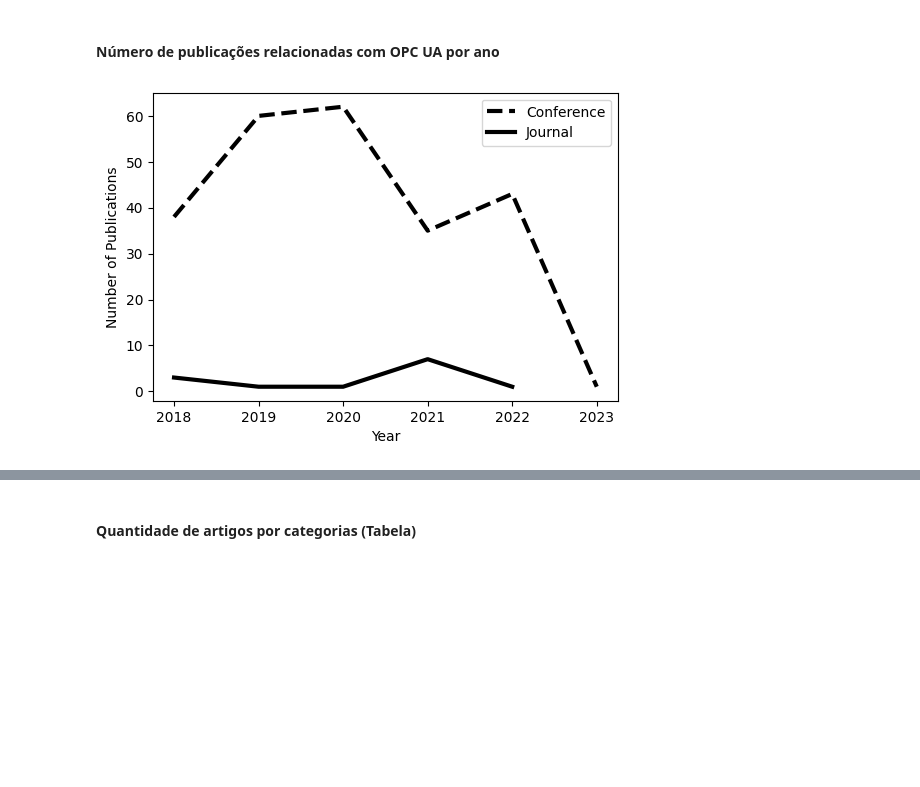
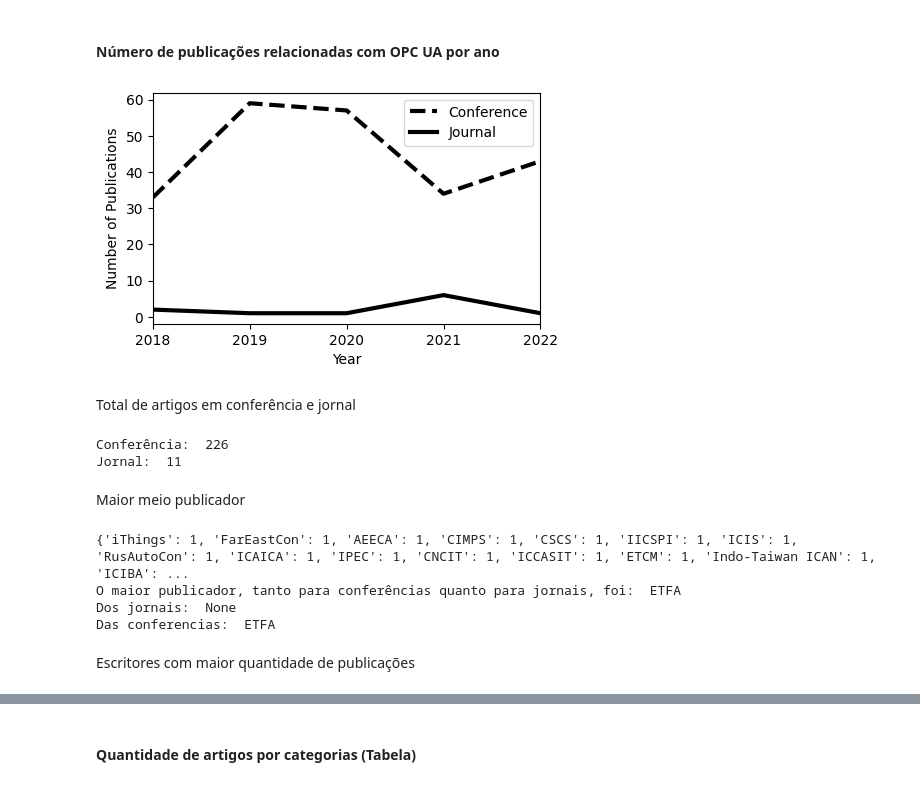
Before and after one commit to JonathanTSilva/FP-MastersDegree, a Jupyter notebook: artigoInduscon.ipynb, the cells around one changed output, grey strips where cells are left out. Cells and saved outputs as stored; diff of their text form; code cells hidden in the pictures; blank space fills up the shorter version.

```diff
--- a/artigoInduscon.ipynb
+++ b/artigoInduscon.ipynb
@@ -45,7 +45,7 @@ Base de dados obtida na segunda pesquisa, com os seguintes filtros:
 - Language: English
 - Date range: Last 5 years
 # %%
-df = pd.read_csv('Build/opcua5years_keywords.csv')
+df = pd.read_csv('Build/opcua5years_keywords2.csv')
 new_query = df.drop(labels=drop_labels+['Authors','Publication Title','Publication Year','Abstract','Author Keywords','IEEE Terms','Document Identifier'], axis=1)
 new_query_titles = new_query['Document Title'].tolist()
 # %% [markdown]
@@ -118,15 +118,76 @@ Realizar as consultas na base para construir tabelas e gráficos da seção **Qu
 # %% [markdown]
 #### Número de publicações relacionadas com OPC UA por ano
 # %%
-grouped = filtered_classified.groupby(['Publication Year', 'Document Identifier']).size().reset_index(name='Count')
-pivot = grouped.pivot(index='Publication Year', columns='Document Identifier', values='Count')
-plt.figure(figsize=(6, 4))
+grouped1 = filtered_classified.groupby(['Publication Year', 'Document Identifier']).size().reset_index(name='Count')
+pivot1 = grouped1.pivot(index='Publication Year', columns='Document Identifier', values='Count')
+plt.figure(figsize=(5, 3))
 # lines = pivot.plot(kind='line',linewidth=3)
-plt.plot(pivot.index, pivot['IEEE Conferences'], linestyle='--', color='black', linewidth=3, label='Conference')
-plt.plot(pivot.index, pivot['IEEE Journals'], linestyle='-', color='black', linewidth=3, label='Journal')
+plt.plot(pivot1.index, pivot1['IEEE Conferences'], linestyle='--', color='black', linewidth=3, label='Conference')
+plt.plot(pivot1.index, pivot1['IEEE Journals'], linestyle='-', color='black', linewidth=3, label='Journal')
 plt.xlabel('Year')
 plt.ylabel('Number of Publications')
+plt.xlim(2018, 2022)
+plt.xticks(range(2018, 2023, 1))
 plt.legend(title='', loc='upper right')
 plt.show()
 # %% [output]
-[figure, old version]
+[figure, new version]
+# %% [markdown]
+Total de artigos em conferência e jornal
+# %%
+print('Conferência: ',pivot1['IEEE Conferences'].sum())
+print('Jornal: ',pivot1['IEEE Journals'].sum())
+# %% [output]
+Conferência:  226
+Jornal:  11
+# %% [markdown]
+Maior meio publicador
+# %%
+import re
+from collections import Counter
+
+pub_title_full = list(filtered_classified['Publication Title'])
+journals = filtered_classified[filtered_classified['Document Identifier'] == 'IEEE Journals']
+conferences = filtered_classified[filtered_classified['Document Identifier'] == 'IEEE Conferences']
+pub_title_journal = list(journals['Publication Title'])
+pub_title_conferences = list(conferences['Publication Title'])
+
+# Regular expression pattern to extract text between parentheses
+pattern = r'\((.*?)\)'
+
+# Empty list to store the extracted text
+pub_title_compact = []
+for s in pub_title_full:
+    result = re.findall(pattern, s)
+    pub_title_compact.append(result[0] if result else None)
+
+dict1 = Counter(pub_title_compact)
+dict1 = dict(sorted(dict1.items(), key=lambda item: item[1]))
+
+pub_title_journal_compact = []
+for s in pub_title_journal:
+    result = re.findall(pattern, s)
+    pub_title_journal_compact.append(result[0] if result else None)
+
+dict2 = Counter(pub_title_journal_compact)
+dict2 = dict(sorted(dict2.items(), key=lambda item: item[1]))
+
+pub_title_conference_compact = []
+for s in pub_title_conferences:
+    result = re.findall(pattern, s)
+    pub_title_conference_compact.append(result[0] if result else None)
+
+dict3 = Counter(pub_title_conference_compact)
+dict3 = dict(sorted(dict3.items(), key=lambda item: item[1]))
+
+print(dict1)
+print('O maior publicador, tanto para conferências quanto para jornais, foi: ', list(dict1.keys())[-1])
+print('Dos jornais: ', list(dict2.keys())[-1])
+print('Das conferencias: ', list(dict3.keys())[-1])
+# %% [output]
+{'iThings': 1, 'FarEastCon': 1, 'AEECA': 1, 'CIMPS': 1, 'CSCS': 1, 'IICSPI': 1, 'ICIS': 1, 'RusAutoCon': 1, 'ICAICA': 1, 'IPEC': 1, 'CNCIT': 1, 'ICCASIT': 1, 'ETCM': 1, 'Indo-Taiwan ICAN': 1, 'ICIBA': ...
+O maior publicador, tanto para conferências quanto para jornais, foi:  ETFA
+Dos jornais:  None
+Das conferencias:  ETFA
+# %% [markdown]
+Escritores com maior quantidade de publicações
```
Also changed, not shown: parts of 6 cells of this notebook, 3 other files.
